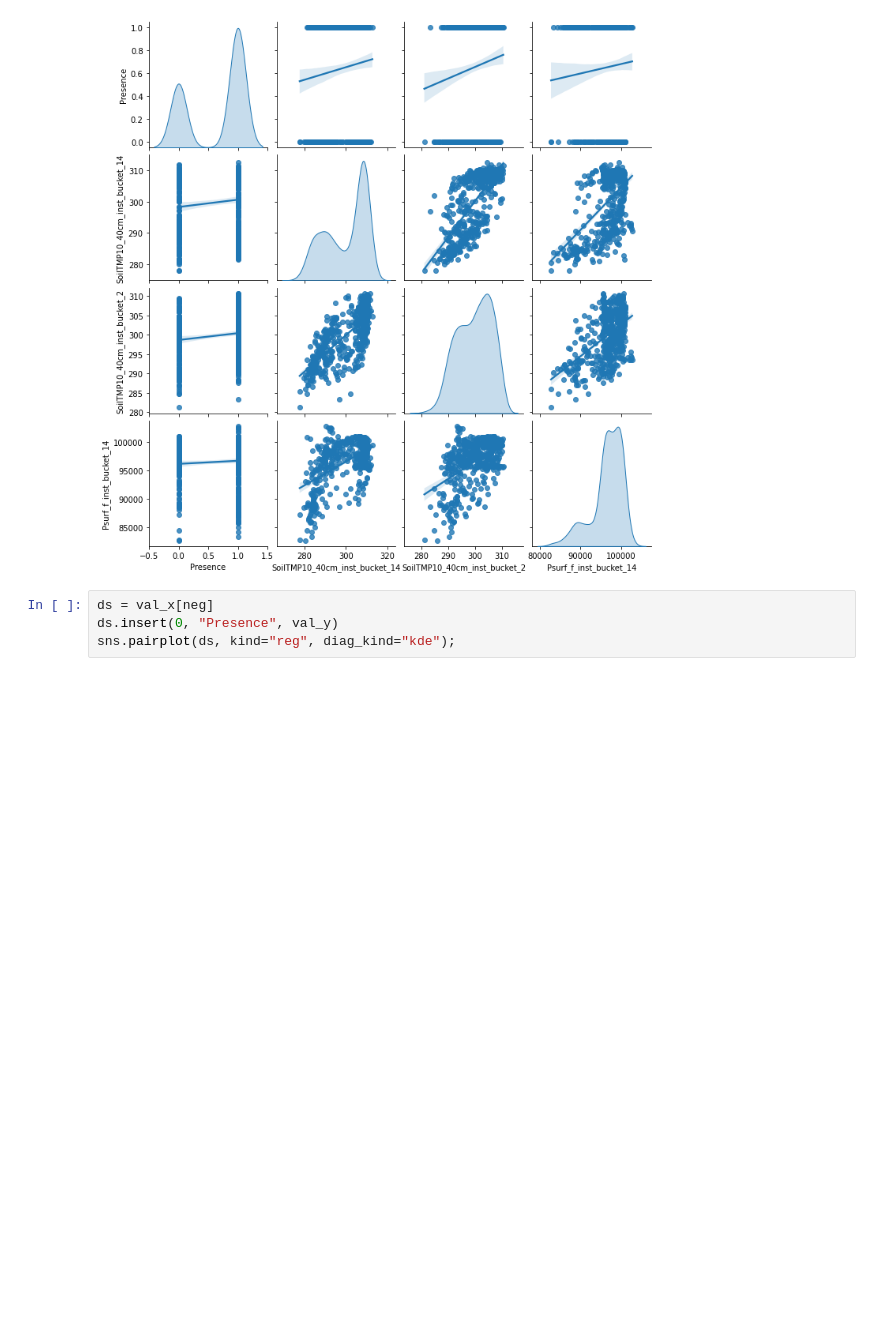
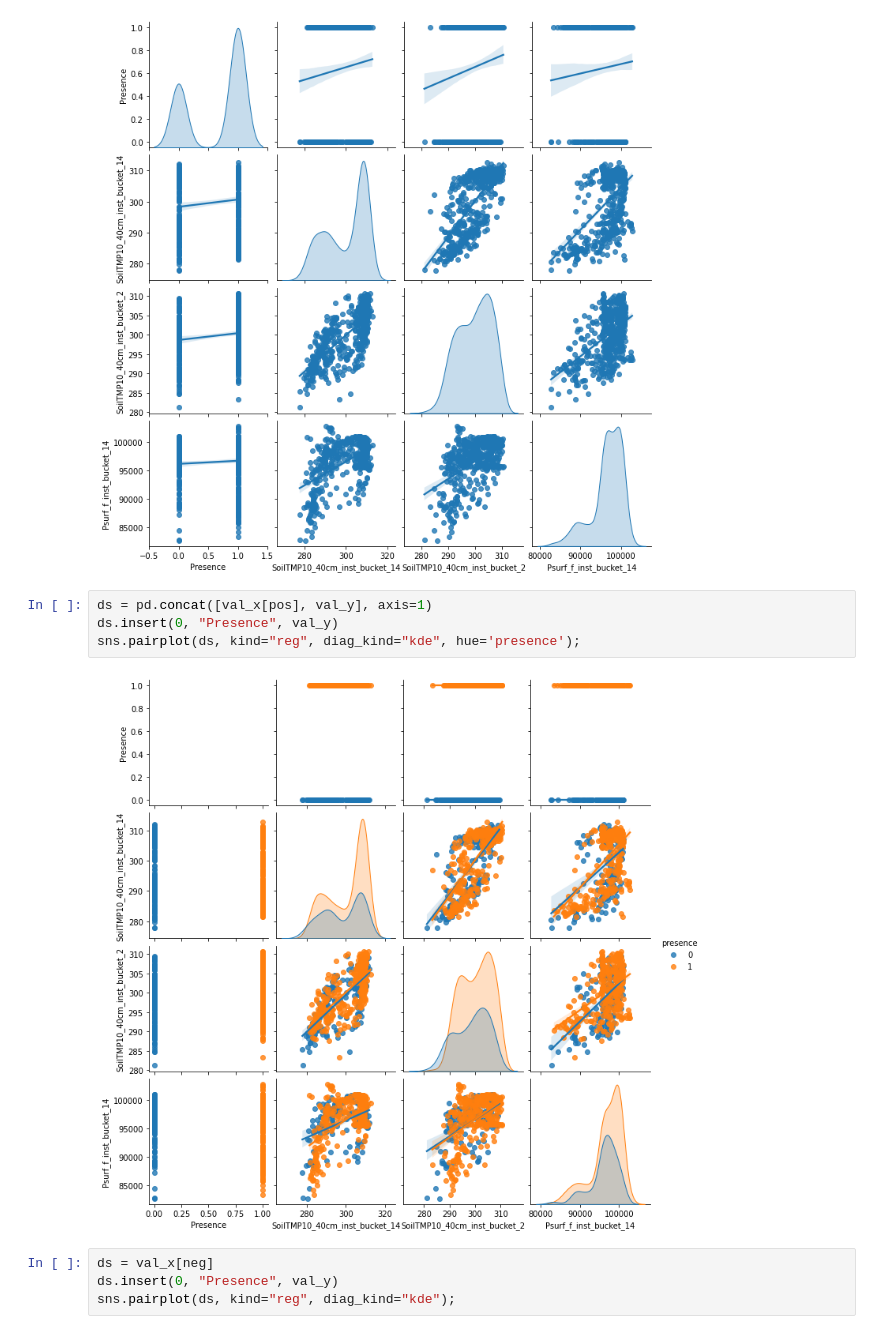
Before and after one commit to instadeepai/locust-predict, a Jupyter notebook: notebooks/Interpretation.ipynb, the cells around one changed output. Cells and saved outputs as stored; diff of their text form; blank space fills up the shorter version.

```diff
--- a/notebooks/Interpretation.ipynb
+++ b/notebooks/Interpretation.ipynb
@@ -101,6 +110,12 @@ ds.insert(0, "Presence", val_y)
 sns.pairplot(ds, kind="reg", diag_kind="kde");
 # %% [output]
 [figure]
+# %%
+ds = pd.concat([val_x[pos], val_y], axis=1)
+ds.insert(0, "Presence", val_y)
+sns.pairplot(ds, kind="reg", diag_kind="kde", hue='presence');
+# %% [output]
+[figure, added]
 # %%
 ds = val_x[neg]
 ds.insert(0, "Presence", val_y)
```
Also changed, not shown: parts of 6 cells of this notebook.
